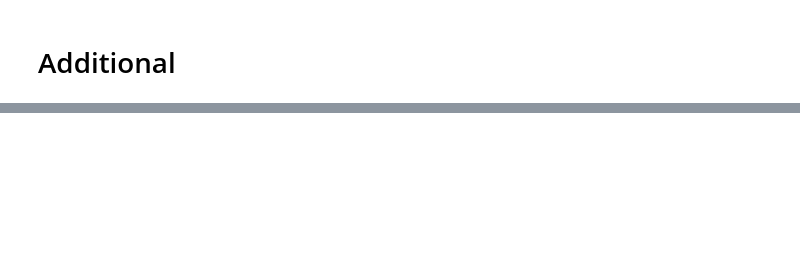
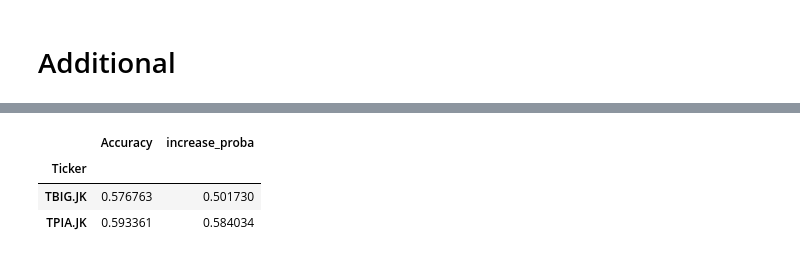
Before and after one commit to fakhreza-s/live-stock-analysis-yfinance, a Jupyter notebook: stock_analysis.ipynb, the cells around one changed output, grey strips where cells are left out. Drawn from its saved outputs; the diff is of its cells as text; code cells hidden in the pictures; blank space fills up the shorter version.

```diff
--- a/stock_analysis.ipynb
+++ b/stock_analysis.ipynb
@@ -401,0 +358,42 @@ plt.show()
+# %%
+lr_df = pd.DataFrame(columns = ['Ticker', 'Accuracy', 'increase_proba'])
+for chosen_ticker in chosen_ticker_list:
+    # Check if chosen ticker model is available
+    if chosen_ticker in lr.index:
+        # Show model accuracy
+        #print(chosen_ticker, ' model accuracy:', lr.loc[chosen_ticker]['Accuracy'])
+
+        # Extract coef and intercept
+        import re
+        string = lr[lr.index == chosen_ticker]['coef'][0]
+        coef = [float(x) for x in string.strip('[]').split()]
+        intercept = lr[lr.index == chosen_ticker]['intercept'][0]
+
+        # Feature generation
+        feature = [ema_df[chosen_ticker].pct_change().tail(1).values[0],
+               macd_df[chosen_ticker + '_MACD_Line'].pct_change().tail(1).values[0],
+               macd_df[chosen_ticker + '_MACD_Signal'].pct_change().tail(1).values[0],
+               macd_df[chosen_ticker + '_MACD_Diff'].pct_change().tail(1).values[0],
+               rsi_df[chosen_ticker].pct_change().tail(1).values[0]]
+
+        # define sigmoid function
+        import numpy as np
+        def sigmoid(z):
+            return 1 / (1 + np.exp(-z))
+
+        # compute linear combination of features and coefficients, add intercept
+        z = np.dot(feature, coef) + intercept
+
+        # apply sigmoid function to get predicted probability of target class being positive
+        y_pred_proba = sigmoid(z)
+
+        # apply threshold to predicted probabilities to get predicted class labels (0 or 1)
+        threshold = 0.5  # you can adjust this threshold depending on your needs
+        y_pred = (y_pred_proba >= threshold).astype(int)
+        #print(f'{chosen_ticker} price increase probability: ', y_pred_proba, '\n')
+
+        # append to dataframe
+        lr_df = lr_df.append({'Ticker':chosen_ticker, 'Accuracy':lr.loc[chosen_ticker]['Accuracy'], 'increase_proba':y_pred_proba}, ignore_index = True)
+    else:
+        print(f'{chosen_ticker} model is not available.', '\n')
+lr_df = lr_df.set_index('Ticker')
@@ -401,0 +427,7 @@ plt.show()
+# %%
+lr_df[lr_df['increase_proba'] > 0.5]
+# %% [output]
+|  | Accuracy | increase_proba |
+| Ticker |  |  |
+| TBIG.JK | 0.576763 | 0.501730 |
+| TPIA.JK | 0.593361 | 0.584034 |
```
Also changed, not shown: parts of 21 cells of this notebook, 2 other files.
